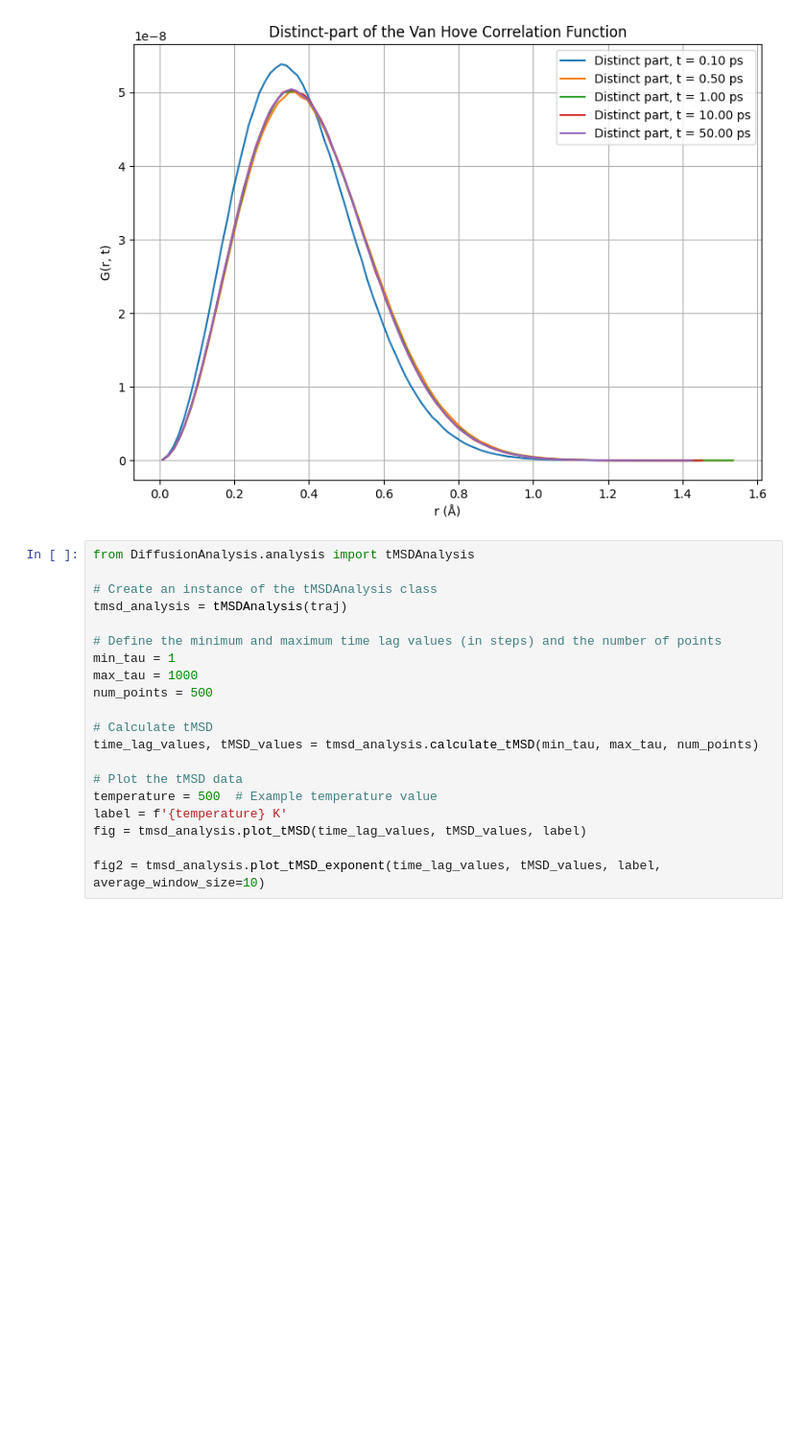
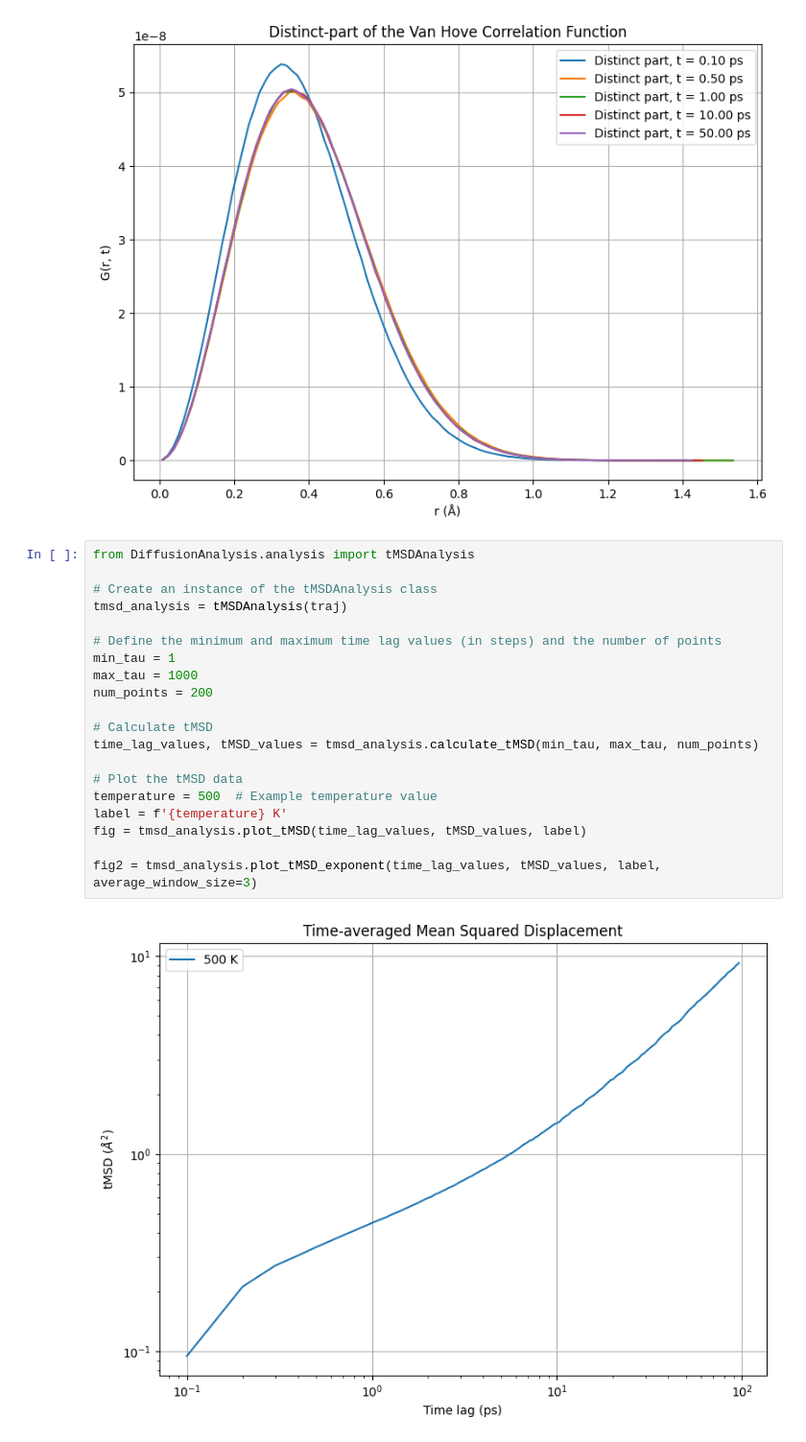
Before and after one commit to ChrisDavi3s/DiffusionAnalysis, a Jupyter notebook: DiffusionAnalysis/examples/example.ipynb, the cells around one changed output. Shown at 96% size. Saved outputs shown, nothing was run; the diff lists cells and outputs as text; blank space fills up the shorter version.

```diff
--- a/DiffusionAnalysis/examples/example.ipynb
+++ b/DiffusionAnalysis/examples/example.ipynb
@@ -134,20 +132,22 @@ plt.show()
 # %%
 from DiffusionAnalysis.analysis import tMSDAnalysis
 
 # Create an instance of the tMSDAnalysis class
 tmsd_analysis = tMSDAnalysis(traj)
 
 # Define the minimum and maximum time lag values (in steps) and the number of points
 min_tau = 1
 max_tau = 1000
-num_points = 500
+num_points = 200
 
 # Calculate tMSD
 time_lag_values, tMSD_values = tmsd_analysis.calculate_tMSD(min_tau, max_tau, num_points)
 
 # Plot the tMSD data
 temperature = 500  # Example temperature value
 label = f'{temperature} K'
 fig = tmsd_analysis.plot_tMSD(time_lag_values, tMSD_values, label)
 
-fig2 = tmsd_analysis.plot_tMSD_exponent(time_lag_values, tMSD_values, label, average_window_size=10)
+fig2 = tmsd_analysis.plot_tMSD_exponent(time_lag_values, tMSD_values, label, average_window_size=3)
+# %% [output]
+[figure, added]
```
Also changed, not shown: parts of 7 cells of this notebook, 4 other files.
